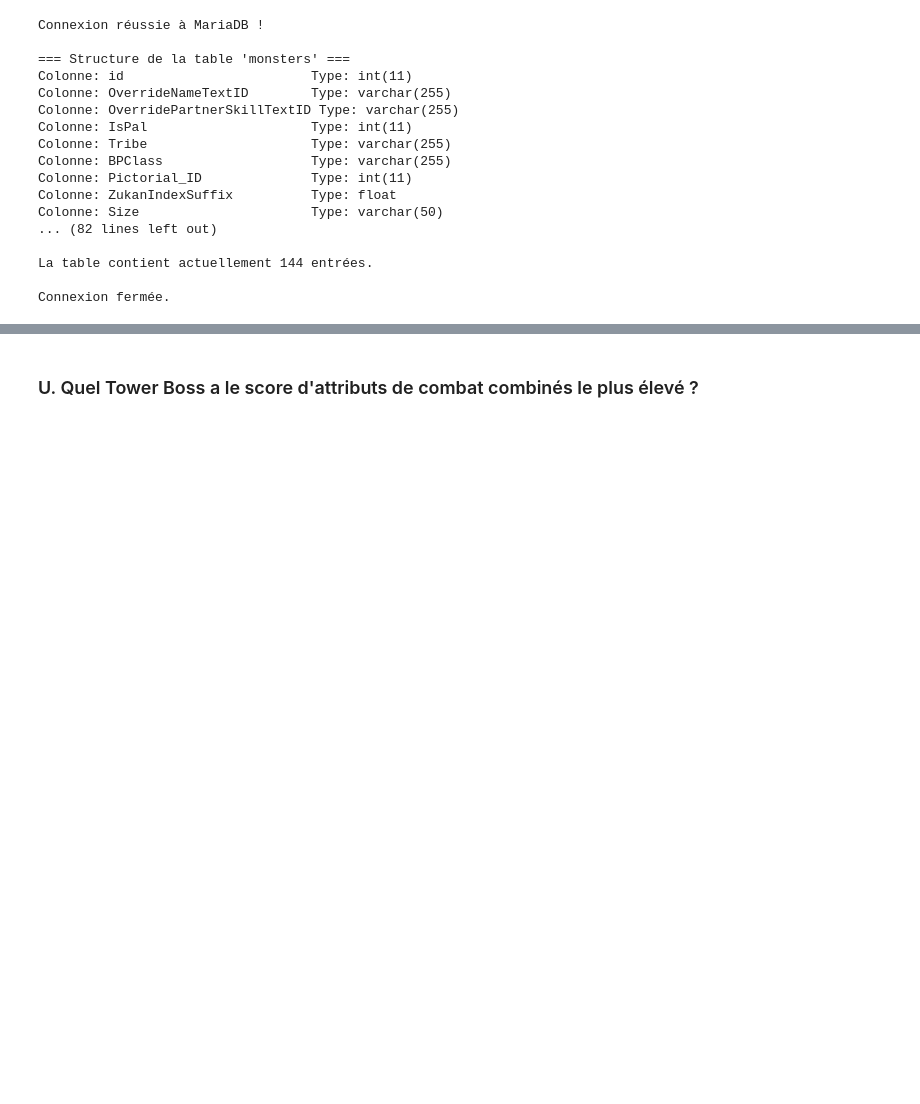
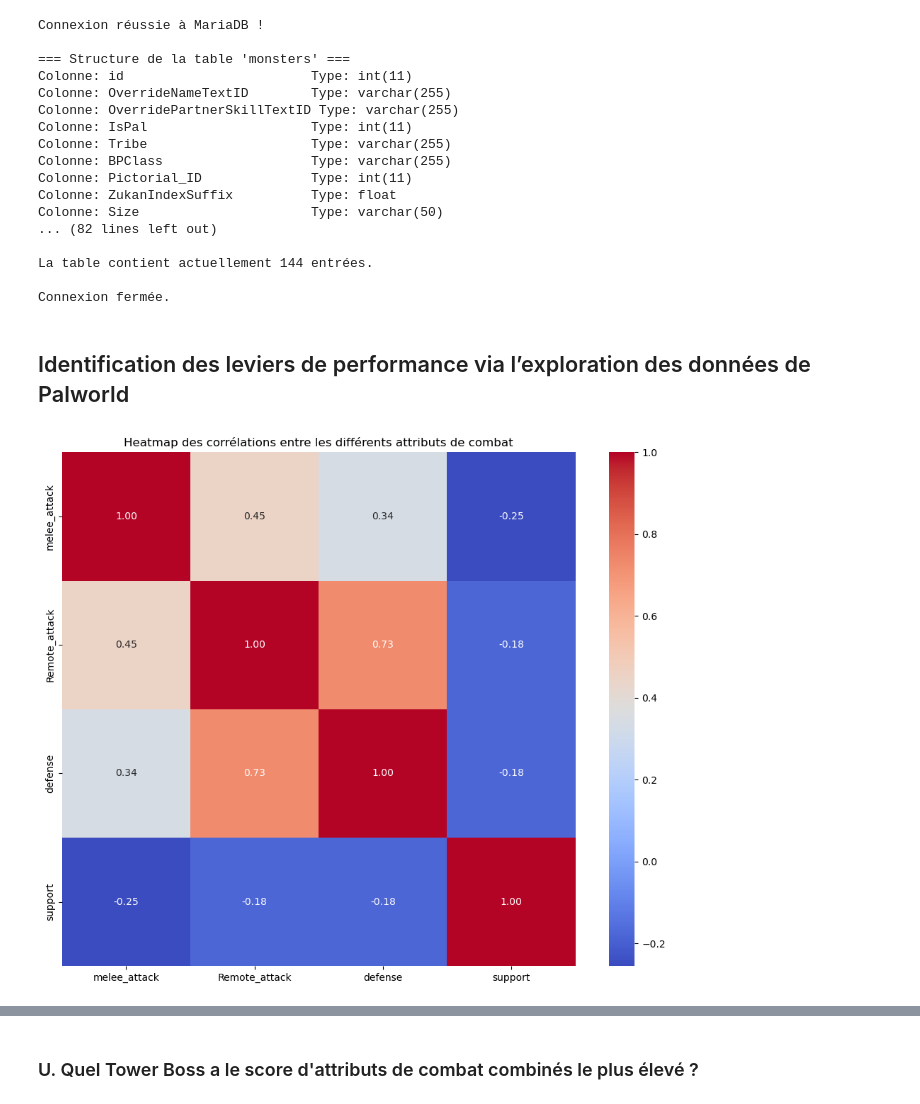
Before and after one commit to Paul-Emmanuel-Buffe/pals-analysis, a Jupyter notebook: notebooks/pals_analysis.ipynb, the cells around one changed output, grey strips where cells are left out. Drawn from its saved outputs; the diff is of its cells as text; code cells hidden in the pictures; blank space fills up the shorter version.

```diff
--- a/notebooks/pals_analysis.ipynb
+++ b/notebooks/pals_analysis.ipynb
@@ -2611,3 +2611,5 @@ Colonne: Size                      Type: varchar(50)
 La table contient actuellement 144 entrées.
 
 Connexion fermée.
+# %% [markdown]
+## Identification des leviers de performance via l’exploration des données de Palworld
@@ -2613,0 +2618,34 @@ Connexion fermée.
+# %%
+# === Config base de données ===
+config = {
+    'user': 'root',
+    'password': 'cN06+#P34',
+    'host': 'localhost',
+    'port': 3307,
+    'database': 'palworld_database'
+}
+
+# === Connexion à MariaDB via SQLAlchemy engine ===
+engine = create_engine(
+    f"mariadb+mariadbconnector://{config['user']}:{config['password']}@{config['host']}:{config['port']}/{config['database']}"
+)
+
+# === Requête SQL ===
+query = """
+ select melee_attack, Remote_attack, defense,support from monsters;
+"""
+
+# === Lecture des données via pandas ===
+df_pal_comb_attr = pd.read_sql(query, engine)
+
+correlation_combat_attribut = df_pal_comb_attr.corr(numeric_only=True)
+
+plt.figure(figsize=(10, 8))
+sns.heatmap(correlation_combat_attribut, annot=True, cmap='coolwarm', fmt=".2f", square=True)
+plt.title("Heatmap des corrélations entre les différents attributs de combat")
+plt.tight_layout()
+plt.show()
+
+engine.dispose()
+# %% [output]
+[figure, added]
```
Also changed, not shown: parts of 8 cells of this notebook.
